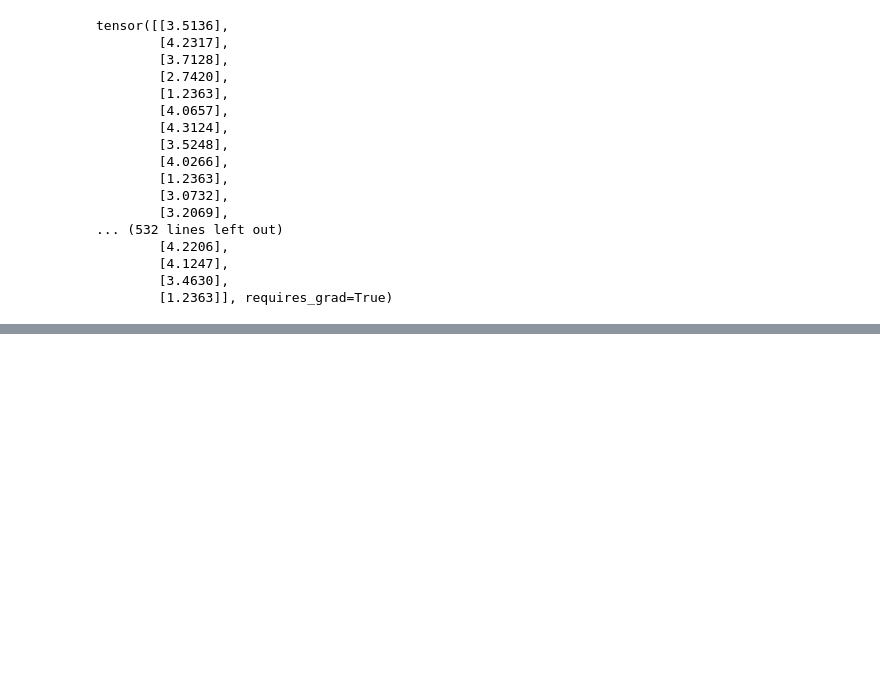
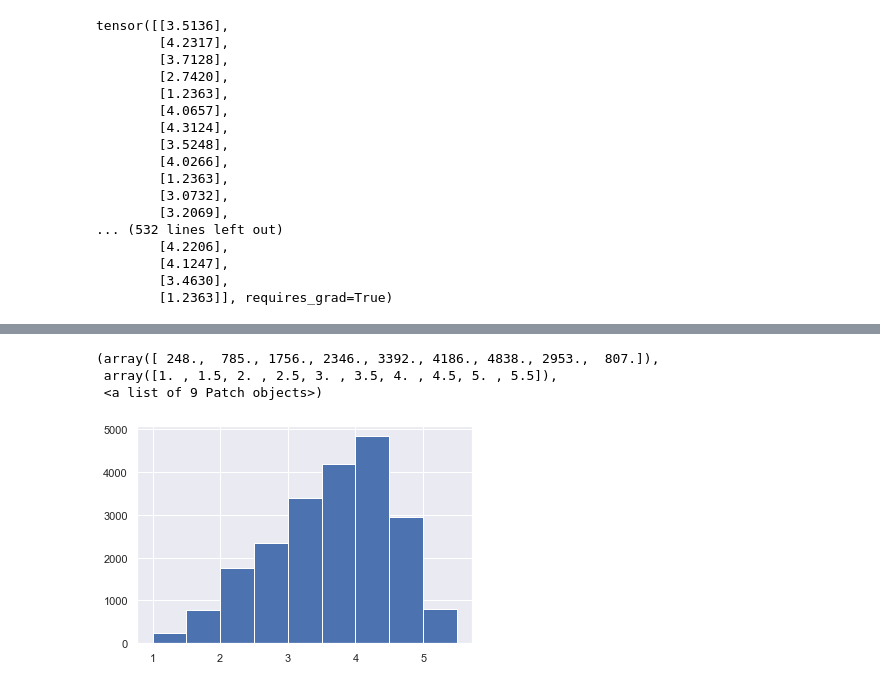
Before and after one commit to wsonv/PP_proejct, a Jupyter notebook: yelp/Y.ipynb, the cells around one changed output, grey strips where cells are left out. Cells and saved outputs as stored; diff of their text form; code cells hidden in the pictures; blank space fills up the shorter version.

```diff
--- a/yelp/Y.ipynb
+++ b/yelp/Y.ipynb
@@ -239,0 +369,4 @@ tensor([[3.5136],
+# %%
+data = data_class.load('data')
+ratings = data_class.load('ratings')
+num_features = data.shape[1] - 1
@@ -239,0 +434,7 @@ tensor([[3.5136],
+# %%
+plt.hist(ratings,bins=[1,1.5,2,2.5,3,3.5,4,4.5,5,5.5])
+# %% [output]
+(array([ 248.,  785., 1756., 2346., 3392., 4186., 4838., 2953.,  807.]),
+ array([1. , 1.5, 2. , 2.5, 3. , 3.5, 4. , 4.5, 5. , 5.5]),
+ <a list of 9 Patch objects>)
+[figure, added]
```
Also changed, not shown: parts of 22 cells of this notebook.
